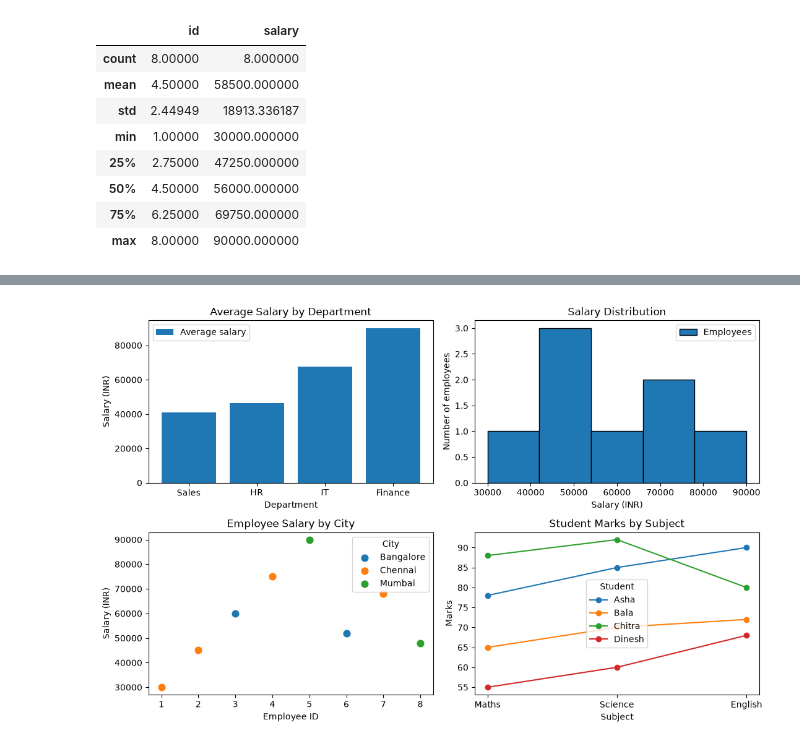
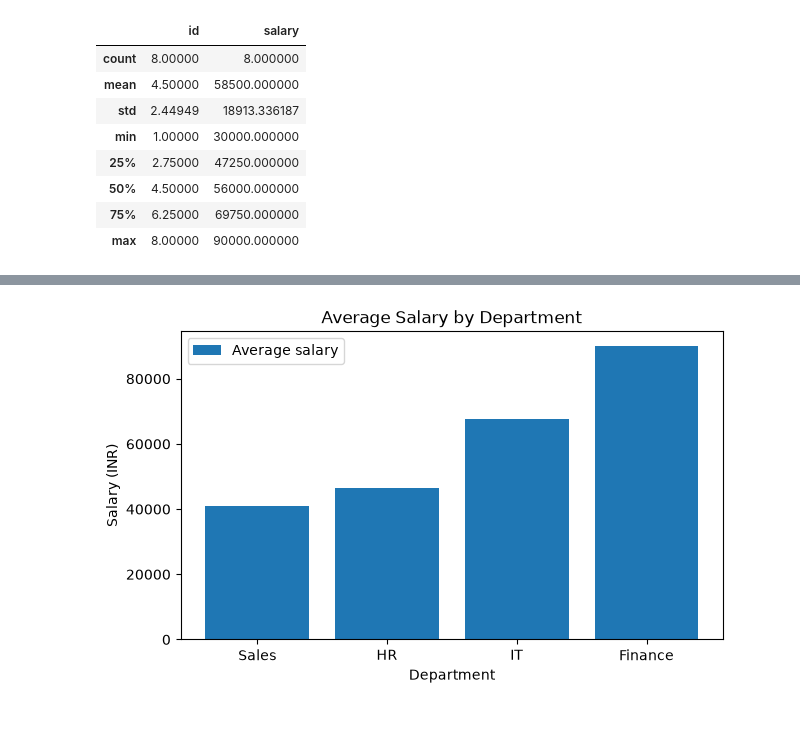
Before and after one commit to pavithranc-cmd/week1-Assessment, a Jupyter notebook: notebooks/analysis.ipynb, the cells around one changed output, grey strips where cells are left out. Drawn from its saved outputs; the diff is of its cells as text; code cells hidden in the pictures.

```diff
--- a/notebooks/analysis.ipynb
+++ b/notebooks/analysis.ipynb
@@ -158,25 +258,10 @@ The same four charts as `src/task3.py`, which saves them to `reports/`.
-# %%
-fig, axes = plt.subplots(2, 2, figsize=(11, 7))
-
-axes[0, 0].bar(summary.index, summary['avg_salary'], label='Average salary')
-axes[0, 0].set(title='Average Salary by Department', xlabel='Department', ylabel='Salary (INR)')
-axes[0, 0].legend()
-
-axes[0, 1].hist(df['salary'], bins=5, edgecolor='black', label='Employees')
-axes[0, 1].set(title='Salary Distribution', xlabel='Salary (INR)', ylabel='Number of employees')
-axes[0, 1].legend()
-
-for city, g in df.groupby('city'):
-    axes[1, 0].scatter(g['id'], g['salary'], label=city, s=60)
-axes[1, 0].set(title='Employee Salary by City', xlabel='Employee ID', ylabel='Salary (INR)')
-axes[1, 0].legend(title='City')
-
-for name, row in zip(['Asha', 'Bala', 'Chitra', 'Dinesh'], marks):
-    axes[1, 1].plot(['Maths', 'Science', 'English'], row, marker='o', label=name)
-axes[1, 1].set(title='Student Marks by Subject', xlabel='Subject', ylabel='Marks')
-axes[1, 1].legend(title='Student')
-
-fig.tight_layout()
-plt.show()
-# %% [output]
-[figure, removed]
+# %%
+fig, ax = plt.subplots(figsize=(7, 4))
+ax.bar(summary.index, summary["avg_salary"], label="Average salary")
+ax.set_title("Average Salary by Department")
+ax.set_xlabel("Department")
+ax.set_ylabel("Salary (INR)")
+ax.legend()
+plt.show()
+# %% [output]
+[figure, added]
```
Also changed, not shown: parts of 41 cells of this notebook, 1 other file.
